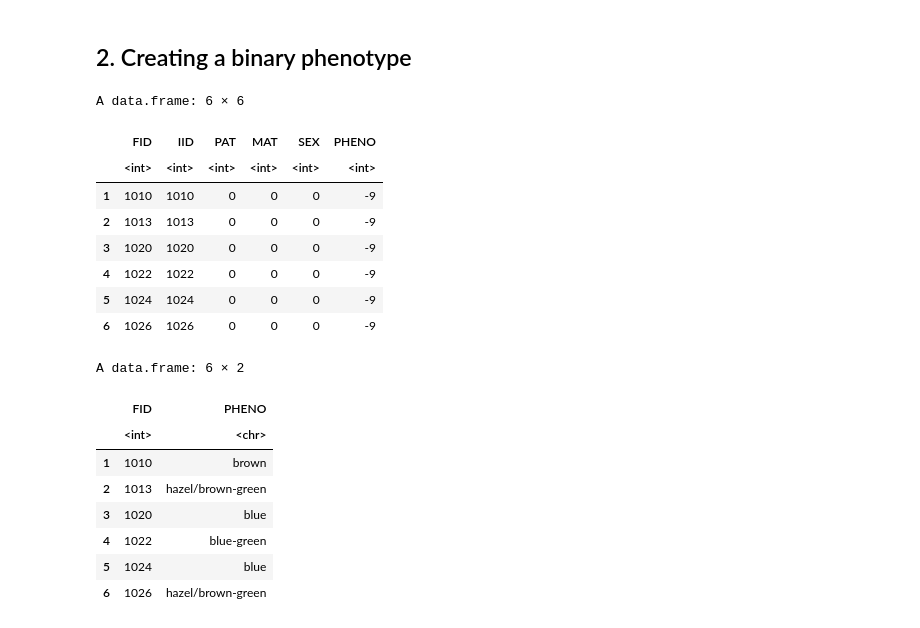
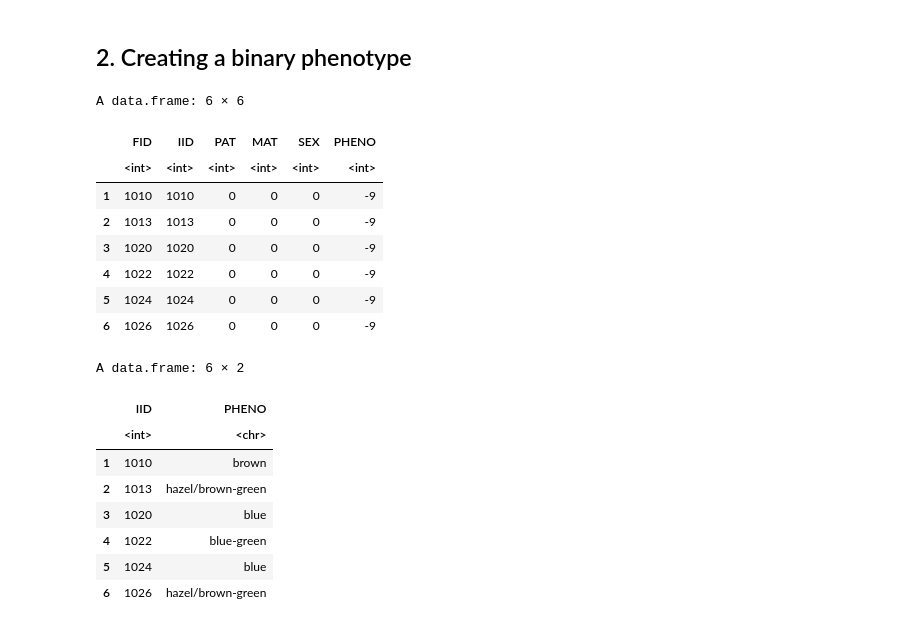
Before and after one commit to rimyjen/popgen-GWAS, a Jupyter notebook: gwas_eyecolor_rikke.ipynb, the cells around one changed output. Drawn from its saved outputs; the diff is of its cells as text; code cells hidden in the pictures.

```diff
--- a/gwas_eyecolor_rikke.ipynb
+++ b/gwas_eyecolor_rikke.ipynb
@@ -156,22 +191,22 @@ Bash commands:
 # %%
 eyecolor_qc <- read.table("eye_color_QC.fam")
 colnames(eyecolor_qc) <- c("FID","IID","PAT","MAT","SEX","PHENO")
 head(eyecolor_qc)
 phenotype <- read.table("eye_color.txt")
-colnames(phenotype) <- c("FID", "PHENO")
+colnames(phenotype) <- c("IID", "PHENO")
 head(phenotype)
 # %% [output]
 A data.frame: 6 × 6
 |  | FID | IID | PAT | MAT | SEX | PHENO |
 |  | <int> | <int> | <int> | <int> | <int> | <int> |
 | 1 | 1010 | 1010 | 0 | 0 | 0 | -9 |
 | 2 | 1013 | 1013 | 0 | 0 | 0 | -9 |
 | 3 | 1020 | 1020 | 0 | 0 | 0 | -9 |
 | 4 | 1022 | 1022 | 0 | 0 | 0 | -9 |
 | 5 | 1024 | 1024 | 0 | 0 | 0 | -9 |
 | 6 | 1026 | 1026 | 0 | 0 | 0 | -9 |
 A data.frame: 6 × 2
-|  | FID | PHENO |
+|  | IID | PHENO |
 |  | <int> | <chr> |
 | 1 | 1010 | brown |
 | 2 | 1013 | hazel/brown-green |
```
Also changed, not shown: parts of 29 cells of this notebook.
